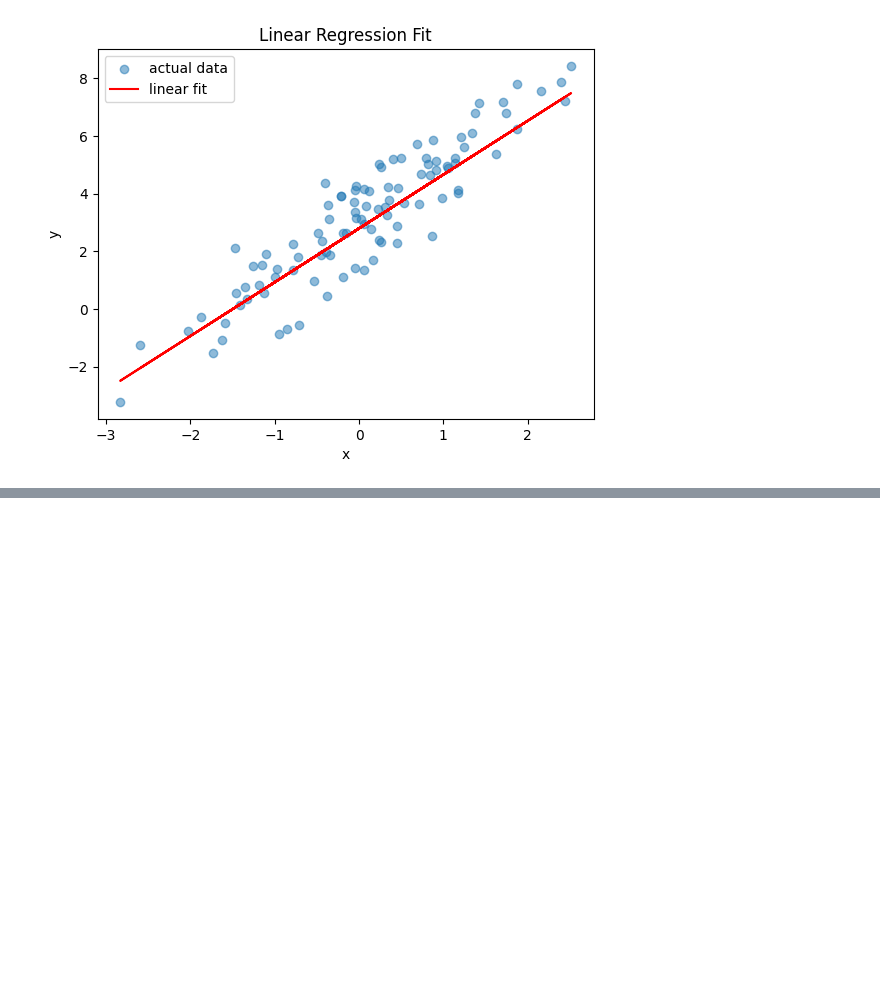
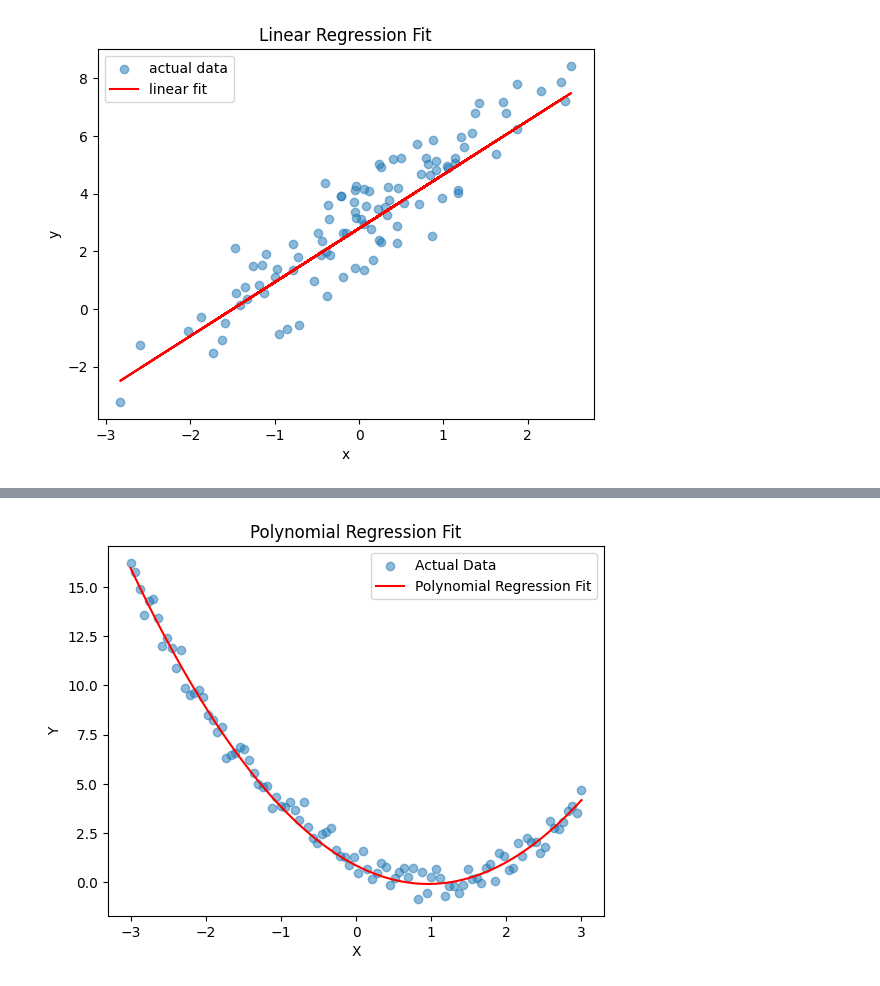
Before and after one commit to norhum/deep_learning, a Jupyter notebook: hero_from_zero.ipynb, the cells around one changed output, grey strips where cells are left out. Drawn from its saved outputs; the diff is of its cells as text; code cells hidden in the pictures; blank space fills up the shorter version.

```diff
--- a/hero_from_zero.ipynb
+++ b/hero_from_zero.ipynb
@@ -94,0 +177,70 @@ plt.show()
+# %%
+# polynomial regression
+import torch
+import torch.nn as nn
+import matplotlib.pyplot as plt
+import numpy as np
+from mpl_toolkits.mplot3d import Axes3D
+
+# Define the Polynomial Regression model
+class PolynomialRegressionModel(nn.Module):
+    def __init__(self, num_features):
+        super(PolynomialRegressionModel, self).__init__()
+        self.weights = nn.Parameter(torch.randn(num_features))  # Coefficients for polynomial features
+        self.bias = nn.Parameter(torch.randn(1))                # Bias term
+
+    def forward(self, x):
+        return torch.matmul(x, self.weights) + self.bias
+
+# Generate synthetic data for polynomial regression
+num_samples = 100
+X = torch.linspace(-3, 3, num_samples).view(-1, 1)  # Shape (100, 1)
+
+# True polynomial coefficients for a quadratic equation
+true_weights = torch.tensor([1.0, -2.0, 1.0])  # Coefficients for x^2, x, and constant
+true_bias = 0.0
+
+# Create polynomial features
+X_poly = torch.cat([X**2, X, torch.ones(X.shape)], dim=1)  # Shape (100, 3) -> [x^2, x, 1]
+
+# Generate target variable with some noise
+noise = torch.randn(num_samples) * 0.5  # Noise
+y = torch.matmul(X_poly, true_weights) + true_bias + noise  # Shape (100,)
+
+# Instantiate the model
+model = PolynomialRegressionModel(num_features=X_poly.shape[1])  # num_features = 3
+
+# Loss function and optimizer
+loss_fn = nn.MSELoss()
+optimizer = torch.optim.SGD(model.parameters(), lr=0.01)
+
+# Training loop
+epochs = 100
+for epoch in range(epochs):
+    # Forward pass: Compute predicted y by passing X_poly to the model
+    y_pred = model(X_poly)  # X_poly is (100, 3)
+
+    # Compute the loss
+    loss = loss_fn(y_pred, y)  # y must match shape (100,)
+
+    # Zero gradients, perform a backward pass, and update the weights
+    optimizer.zero_grad()  # Clear gradients
+    loss.backward()        # Backpropagation
+    optimizer.step()       # Update the weights
+
+    # Print loss every 10 epochs
+    if (epoch + 1) % 10 == 0:
+        print(f'Epoch {epoch + 1}/{epochs}, Loss: {loss.item()}')
+
+# After training, generate predictions
+predicted = model(X_poly).detach().numpy()  # Detach to get numpy array for predictions
+
+# Plotting the results
+plt.scatter(X.numpy(), y.numpy(), label='Actual Data', alpha=0.5)
+plt.plot(X.numpy(), predicted, color='red', label='Polynomial Regression Fit')
+plt.xlabel('X')
+plt.ylabel('Y')
+plt.title('Polynomial Regression Fit')
+plt.legend()
+plt.show()
+# %% [output]
@@ -94,0 +257 @@ plt.show()
+[figure, added]
```
Also changed, not shown: parts of 4 cells of this notebook.
